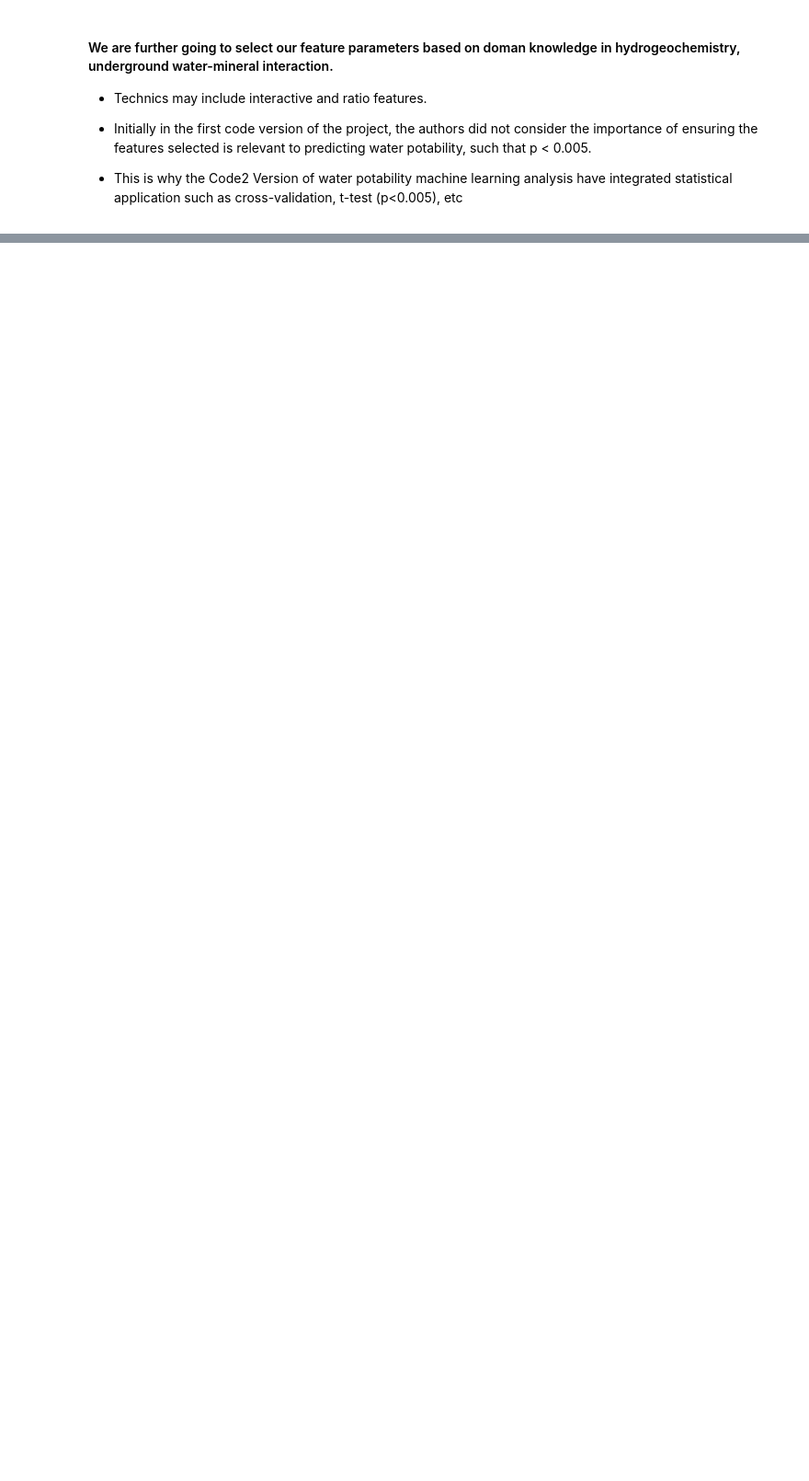
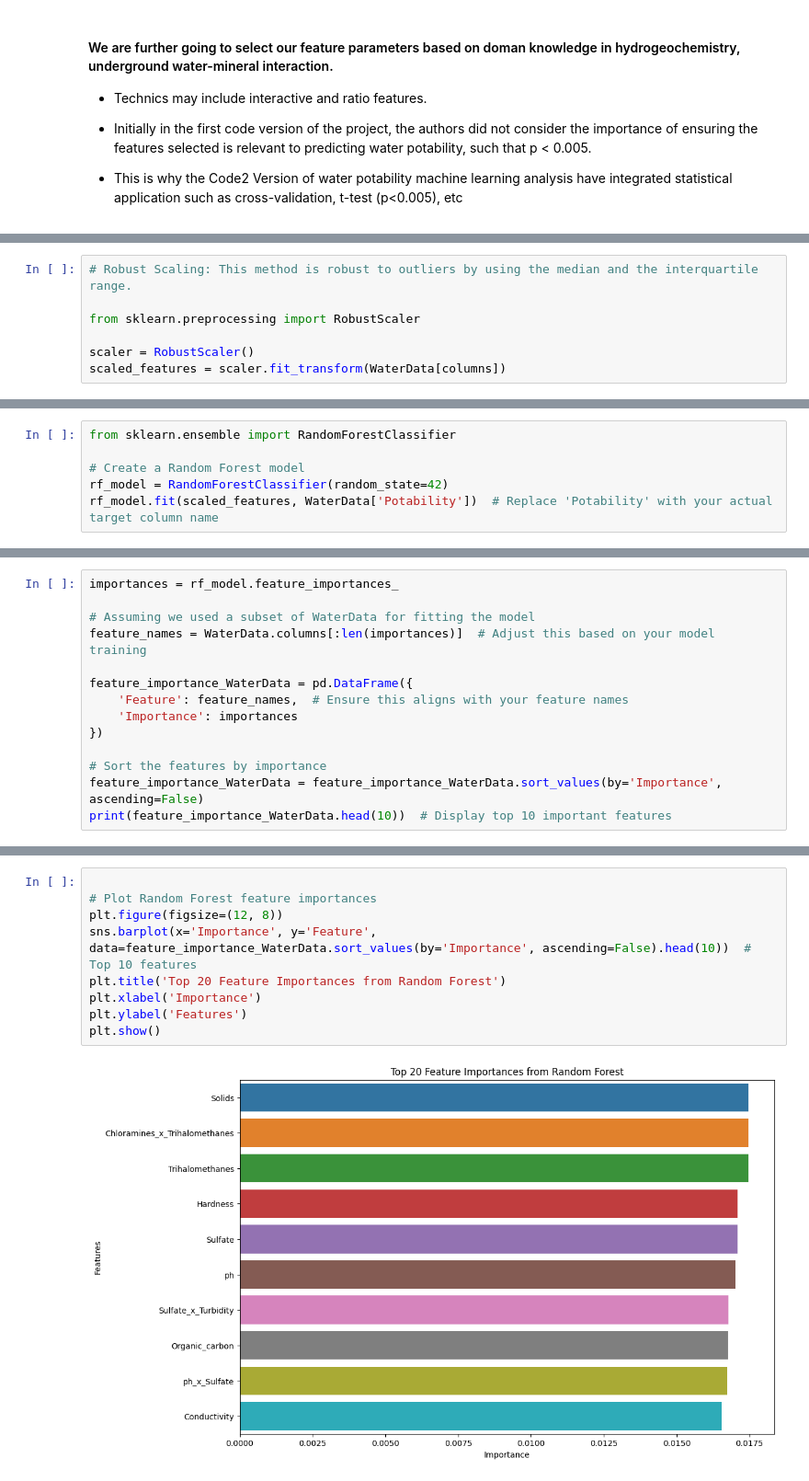
Before and after one commit to GeoSomtochukwu/WaterPotability, a Jupyter notebook: WP.ipynb, the cells around one changed output, grey strips where cells are left out. Shown: that part at 92% size. Saved outputs shown, nothing was run; the diff lists cells and outputs as text; blank space fills up the shorter version.

Commit message:
modified feature selection with stats analysis like t-test, lasso reg, and random forest classifier

```diff
--- a/WP.ipynb
+++ b/WP.ipynb
@@ -169,0 +285,7 @@ WaterData.head()
+# %%
+# Robust Scaling: This method is robust to outliers by using the median and the interquartile range.
+
+from sklearn.preprocessing import RobustScaler
+
+scaler = RobustScaler()
+scaled_features = scaler.fit_transform(WaterData[columns])
@@ -169,0 +298,6 @@ WaterData.head()
+# %%
+from sklearn.ensemble import RandomForestClassifier
+
+# Create a Random Forest model
+rf_model = RandomForestClassifier(random_state=42)
+rf_model.fit(scaled_features, WaterData['Potability'])  # Replace 'Potability' with your actual target column name
@@ -169,0 +306,14 @@ WaterData.head()
+# %%
+importances = rf_model.feature_importances_
+
+# Assuming we used a subset of WaterData for fitting the model
+feature_names = WaterData.columns[:len(importances)]  # Adjust this based on your model training
+
+feature_importance_WaterData = pd.DataFrame({
+    'Feature': feature_names,  # Ensure this aligns with your feature names
+    'Importance': importances
+})
+
+# Sort the features by importance
+feature_importance_WaterData = feature_importance_WaterData.sort_values(by='Importance', ascending=False)
+print(feature_importance_WaterData.head(10))  # Display top 10 important features
@@ -169,0 +332,11 @@ WaterData.head()
+# %%
+
+# Plot Random Forest feature importances
+plt.figure(figsize=(12, 8))
+sns.barplot(x='Importance', y='Feature', data=feature_importance_WaterData.sort_values(by='Importance', ascending=False).head(10))  # Top 10 features
+plt.title('Top 20 Feature Importances from Random Forest')
+plt.xlabel('Importance')
+plt.ylabel('Features')
+plt.show()
+# %% [output]
+[figure, added]
```
Also changed, not shown: parts of 12 cells of this notebook.
